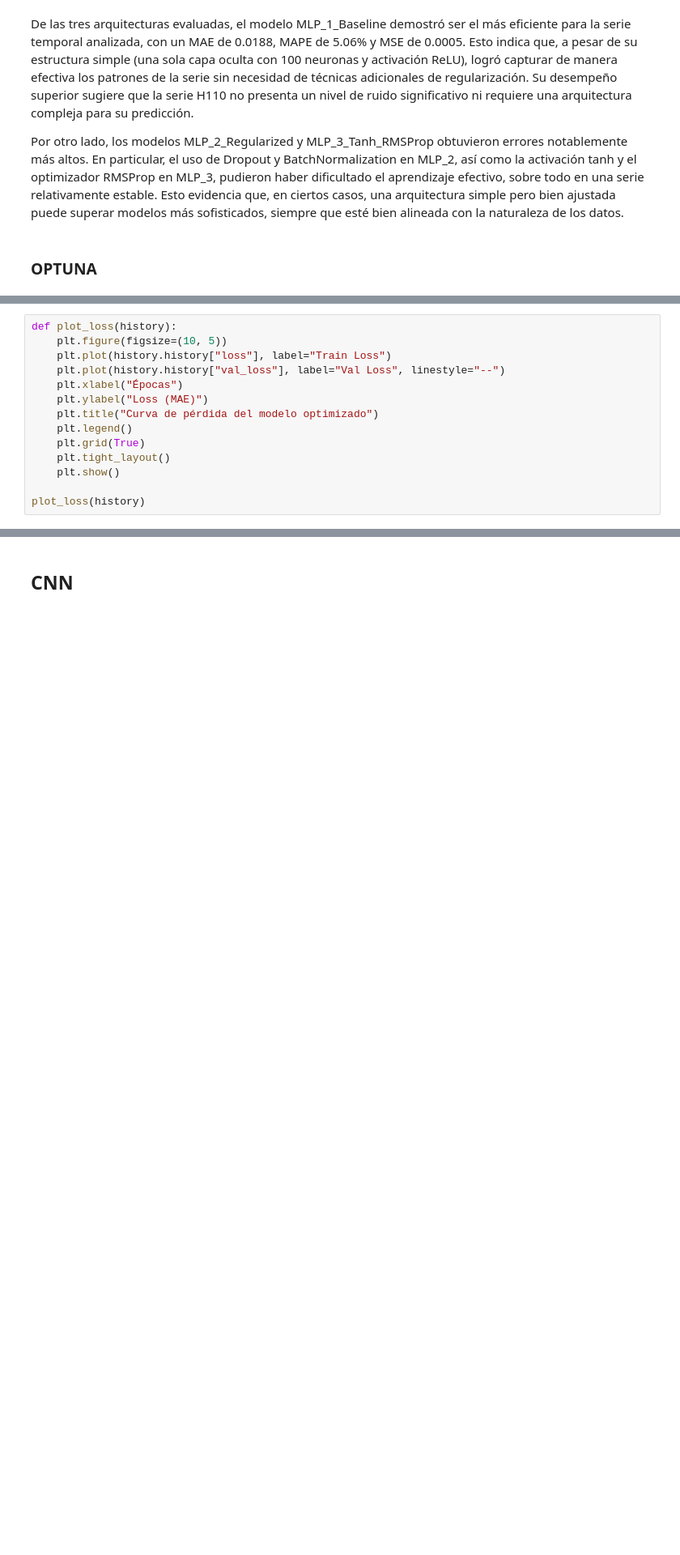
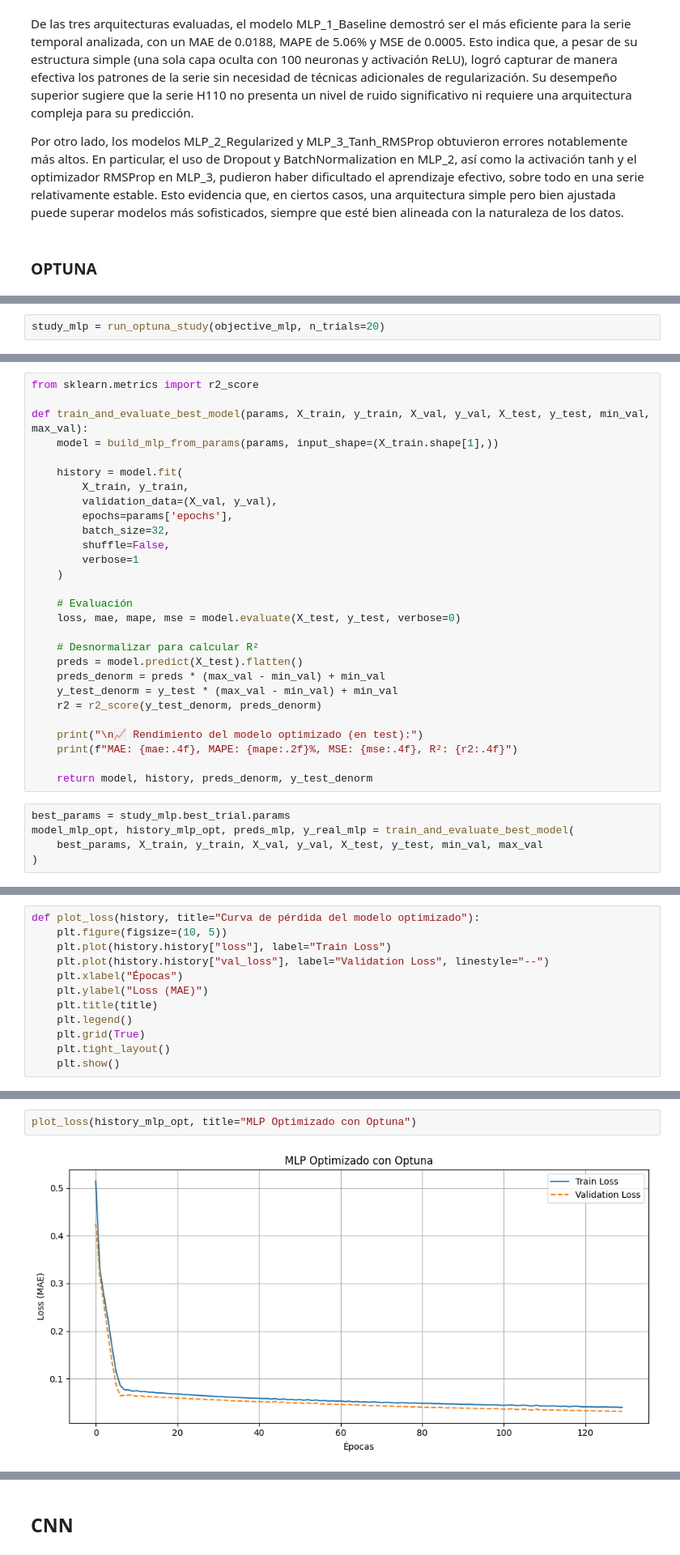
Before and after one commit to dafnetamayo/examen2MNL, a Jupyter notebook: Examen_Tema 2-2025-I/univariate/Examen2_Tema2.ipynb, the cells around one changed output, grey strips where cells are left out. Shown at 81% size. Drawn from its saved outputs; the diff is of its cells as text; blank space fills up the shorter version.

Commit message:
optuna mlp FUNCIONES

```diff
--- a/Examen_Tema 2-2025-I/univariate/Examen2_Tema2.ipynb
+++ b/Examen_Tema 2-2025-I/univariate/Examen2_Tema2.ipynb
@@ -727,0 +715,2 @@ Mejor MAE de validación: 0.0221
+# %%
+study_mlp = run_optuna_study(objective_mlp, n_trials=20)
@@ -791,0 +758,33 @@ MAE: 0.0259, MAPE: 7.20%, MSE: 0.0010, R²: 0.9839
+# %%
+from sklearn.metrics import r2_score
+
+def train_and_evaluate_best_model(params, X_train, y_train, X_val, y_val, X_test, y_test, min_val, max_val):
+    model = build_mlp_from_params(params, input_shape=(X_train.shape[1],))
+
+    history = model.fit(
+        X_train, y_train,
+        validation_data=(X_val, y_val),
+        epochs=params['epochs'],
+        batch_size=32,
+        shuffle=False,
+        verbose=1
+    )
+
+    # Evaluación
+    loss, mae, mape, mse = model.evaluate(X_test, y_test, verbose=0)
+
+    # Desnormalizar para calcular R²
+    preds = model.predict(X_test).flatten()
+    preds_denorm = preds * (max_val - min_val) + min_val
+    y_test_denorm = y_test * (max_val - min_val) + min_val
+    r2 = r2_score(y_test_denorm, preds_denorm)
+
+    print("\n📈 Rendimiento del modelo optimizado (en test):")
+    print(f"MAE: {mae:.4f}, MAPE: {mape:.2f}%, MSE: {mse:.4f}, R²: {r2:.4f}")
+
+    return model, history, preds_denorm, y_test_denorm
+# %%
+best_params = study_mlp.best_trial.params
+model_mlp_opt, history_mlp_opt, preds_mlp, y_real_mlp = train_and_evaluate_best_model(
+    best_params, X_train, y_train, X_val, y_val, X_test, y_test, min_val, max_val
+)
@@ -792,14 +809,12 @@ MAE: 0.0259, MAPE: 7.20%, MSE: 0.0010, R²: 0.9839
 # %%
-def plot_loss(history):
+def plot_loss(history, title="Curva de pérdida del modelo optimizado"):
     plt.figure(figsize=(10, 5))
     plt.plot(history.history["loss"], label="Train Loss")
-    plt.plot(history.history["val_loss"], label="Val Loss", linestyle="--")
+    plt.plot(history.history["val_loss"], label="Validation Loss", linestyle="--")
     plt.xlabel("Épocas")
     plt.ylabel("Loss (MAE)")
-    plt.title("Curva de pérdida del modelo optimizado")
+    plt.title(title)
     plt.legend()
     plt.grid(True)
     plt.tight_layout()
     plt.show()
-
-plot_loss(history)
@@ -815,0 +821,4 @@ optuna.visualization.plot_optimization_history(study)
+# %%
+plot_loss(history_mlp_opt, title="MLP Optimizado con Optuna")
+# %% [output]
+[figure, added]
```
Also changed, not shown: parts of 22 cells of this notebook.
